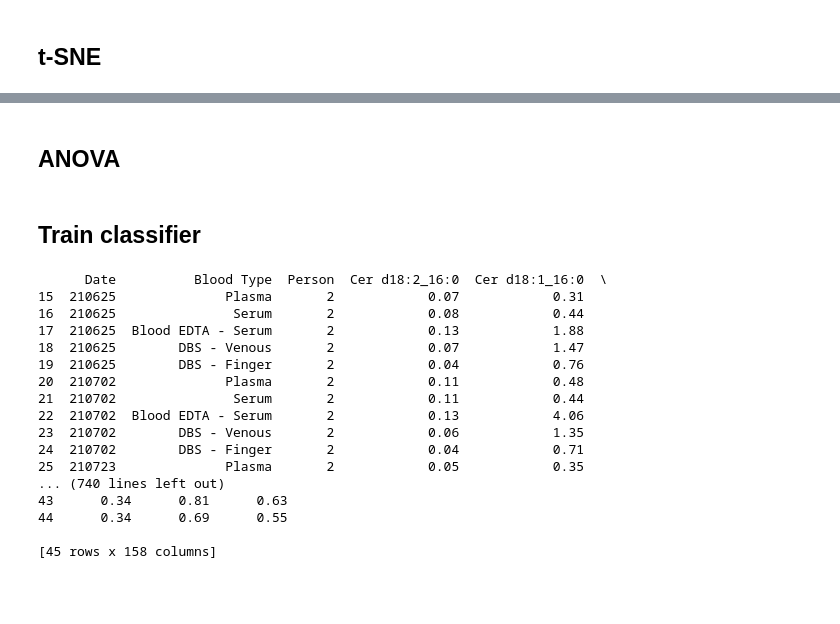
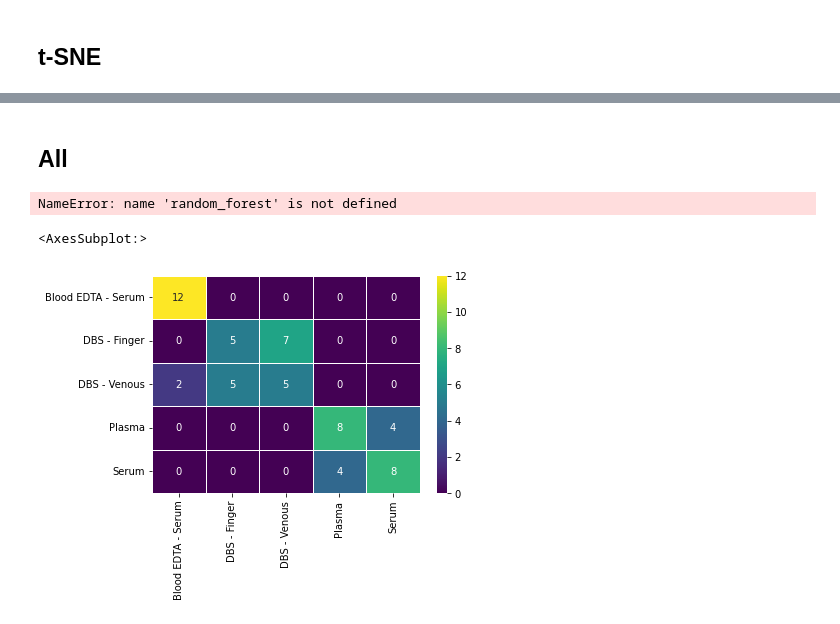
Before and after one commit to thauptmann/lipid_study, a Jupyter notebook: notebooks/data_analysis.ipynb, the cells around one changed output, grey strips where cells are left out. Drawn from its saved outputs; the diff is of its cells as text; code cells hidden in the pictures; blank space fills up the shorter version.

```diff
--- a/notebooks/data_analysis.ipynb
+++ b/notebooks/data_analysis.ipynb
@@ -109,29 +180,52 @@ lmplot_type.savefig('type_tsne.pdf')
+# %%
+n_estimators = [int(x) for x in np.linspace(start = 10, stop = 200, num = 10)]
+max_features = ['auto', 'sqrt']
+max_depth = [int(x) for x in np.linspace(10, 110, num = 10)]
+max_depth.append(None)
+min_samples_split = [1, 2, 3, 5]
+min_samples_leaf = [1, 2, 4]
+# Create the grid
+param_grid = {'estimator__n_estimators': n_estimators,
+               #'max_features': max_features,
+               #'max_depth': max_depth,
+              # 'min_samples_split': min_samples_split,
+               'estimator__min_samples_leaf': min_samples_leaf}
+random_forest = RandomForestClassifier()
 # %% [markdown]
-## ANOVA
+## All
-# %% [markdown]
-## Train classifier
-# %%
-lipid_data_df_without_na = lipid_data_df.dropna(axis='columns')
-
-for i in range (1, 5):
-    train_data =  lipid_data_df_without_na[lipid_data_df_without_na['Person'] == i]
-    test_val = lipid_data_df_without_na[lipid_data_df_without_na['Person'] != i]
-    print(test_val)
-# %% [output]
-      Date          Blood Type  Person  Cer d18:2_16:0  Cer d18:1_16:0  \
-15  210625              Plasma       2            0.07            0.31
-16  210625               Serum       2            0.08            0.44
-17  210625  Blood EDTA - Serum       2            0.13            1.88
-18  210625        DBS - Venous       2            0.07            1.47
-19  210625        DBS - Finger       2            0.04            0.76
-20  210702              Plasma       2            0.11            0.48
-21  210702               Serum       2            0.11            0.44
-22  210702  Blood EDTA - Serum       2            0.13            4.06
-23  210702        DBS - Venous       2            0.06            1.35
-24  210702        DBS - Finger       2            0.04            0.71
-25  210723              Plasma       2            0.05            0.35
-... (740 lines left out)
-43      0.34      0.81      0.63
-44      0.34      0.69      0.55
-
-[45 rows x 158 columns]
+# %%
+all_true = []
+all_prediction = []
+num_classes = len(lipid_data_df_without_na['Blood Type'].unique())
+confusion_matrix_type = np.zeros([num_classes, num_classes])
+lipid_data_df_without_na = lipid_data_df.dropna(axis='columns')
+lipid_x = lipid_data_df_without_na.drop(columns=['Person', 'Blood Type', 'Date'])
+label_encoder = LabelEncoder()
+blood_type = label_encoder.fit_transform(lipid_data_df_without_na['Blood Type'])
+auroc_list = []
+outer_groups = lipid_data_df_without_na['Person']
+logo = LeaveOneGroupOut()
+for train_index, test_index in logo.split(lipid_x, groups=outer_groups):
+    train_val_data = lipid_x.loc[train_index]
+    test_data = lipid_x.loc[test_index]
+    blood_type_test_val = blood_type[train_index]
+    blood_type_test = blood_type[test_index]
+    inner_groups = outer_groups.loc[train_index]
+    grid_search = GridSearchCV(estimator = random_forest, param_grid = param_grid,
+                          cv = logo, n_jobs = -1, verbose = 1)
+    clf = grid_search.fit(train_val_data,  blood_type_test_val, groups = inner_groups)
+
+    # test stuff
+    y_pred_proba = clf.predict_proba(test_data)
+    y_pred = clf.predict(test_data)
+    all_true.extend(blood_type_test)
+    all_prediction.extend(y_pred_proba)
+    confusion_matrix_type += confusion_matrix(blood_type_test, y_pred)
+# %% [output]
+NameError: name 'random_forest' is not defined
+# %%
+sns.heatmap(confusion_matrix_type, annot=True, linewidths=1, cmap='viridis',
+            xticklabels=label_encoder.classes_, yticklabels=label_encoder.classes_)
+# %% [output]
+<AxesSubplot:>
+[figure, added]
```
Also changed, not shown: parts of 23 cells of this notebook.
